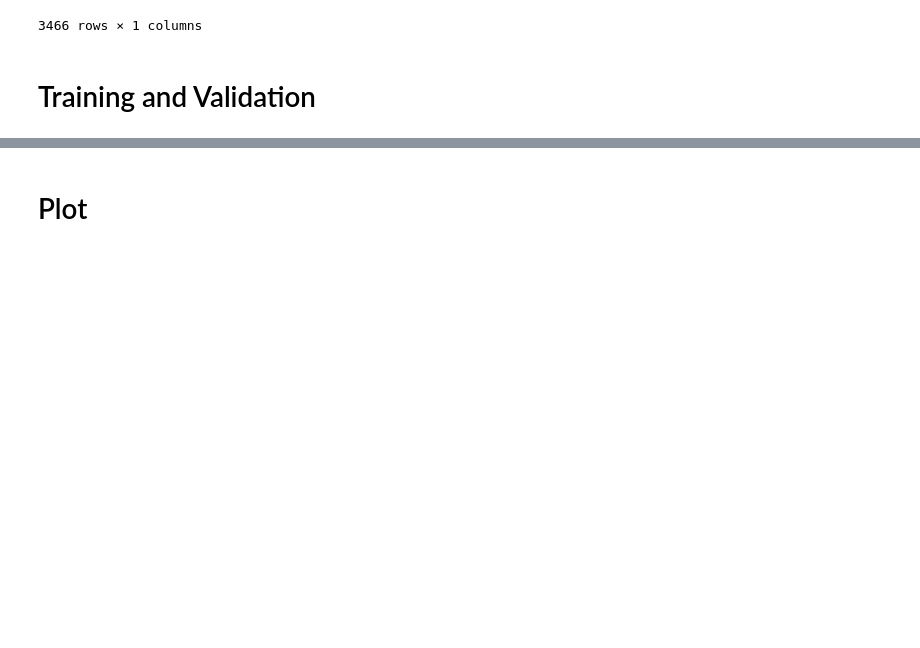
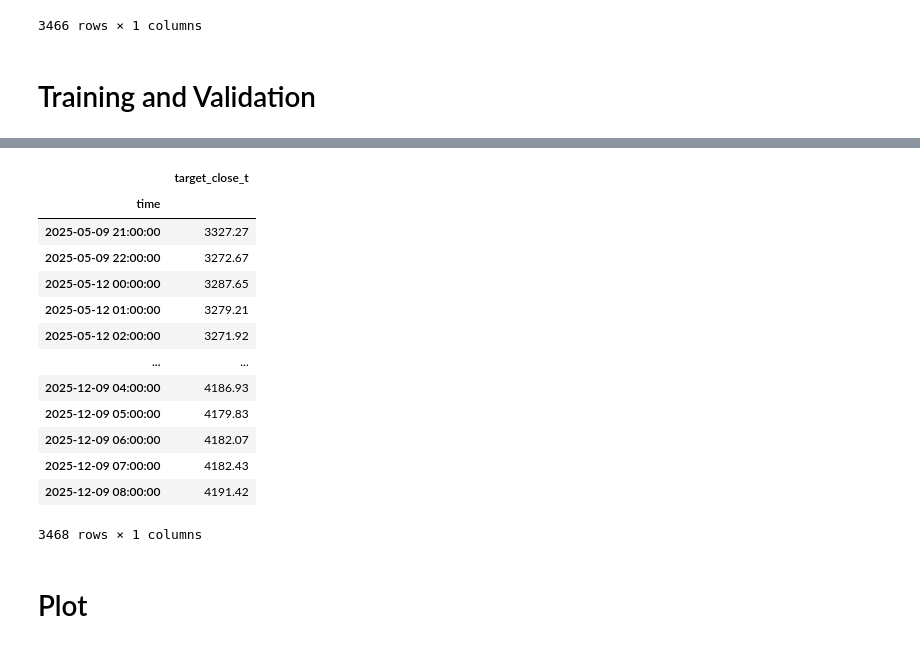
Before and after one commit to loic06/Forecasting-Gold-Price, a Jupyter notebook: notebooks/Baseline_Model_Loic.ipynb, the cells around one changed output, grey strips where cells are left out. Saved outputs shown, nothing was run; the diff lists cells and outputs as text; code cells hidden in the pictures; blank space fills up the shorter version.

```diff
--- a/notebooks/Baseline_Model_Loic.ipynb
+++ b/notebooks/Baseline_Model_Loic.ipynb
@@ -313,4 +313,21 @@ time
 Length: 3468, dtype: float32
+# %%
+y_test
+# %% [output]
+|  | target_close_t |
+| time |  |
+| 2025-05-09 21:00:00 | 3327.27 |
+| 2025-05-09 22:00:00 | 3272.67 |
+| 2025-05-12 00:00:00 | 3287.65 |
+| 2025-05-12 01:00:00 | 3279.21 |
+| 2025-05-12 02:00:00 | 3271.92 |
+| ... | ... |
+| 2025-12-09 04:00:00 | 4186.93 |
+| 2025-12-09 05:00:00 | 4179.83 |
+| 2025-12-09 06:00:00 | 4182.07 |
+| 2025-12-09 07:00:00 | 4182.43 |
+| 2025-12-09 08:00:00 | 4191.42 |
+3468 rows × 1 columns
 # %% [markdown]
 # Plot
 # %%
```
Also changed, not shown: parts of 3 cells of this notebook.
